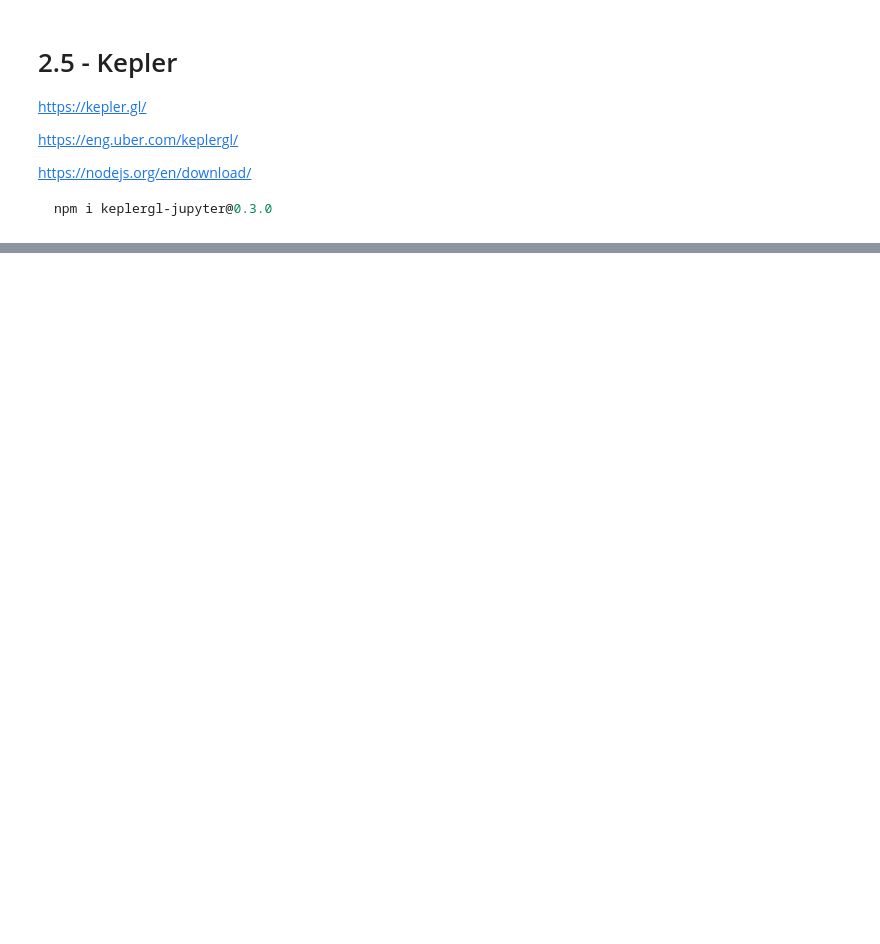
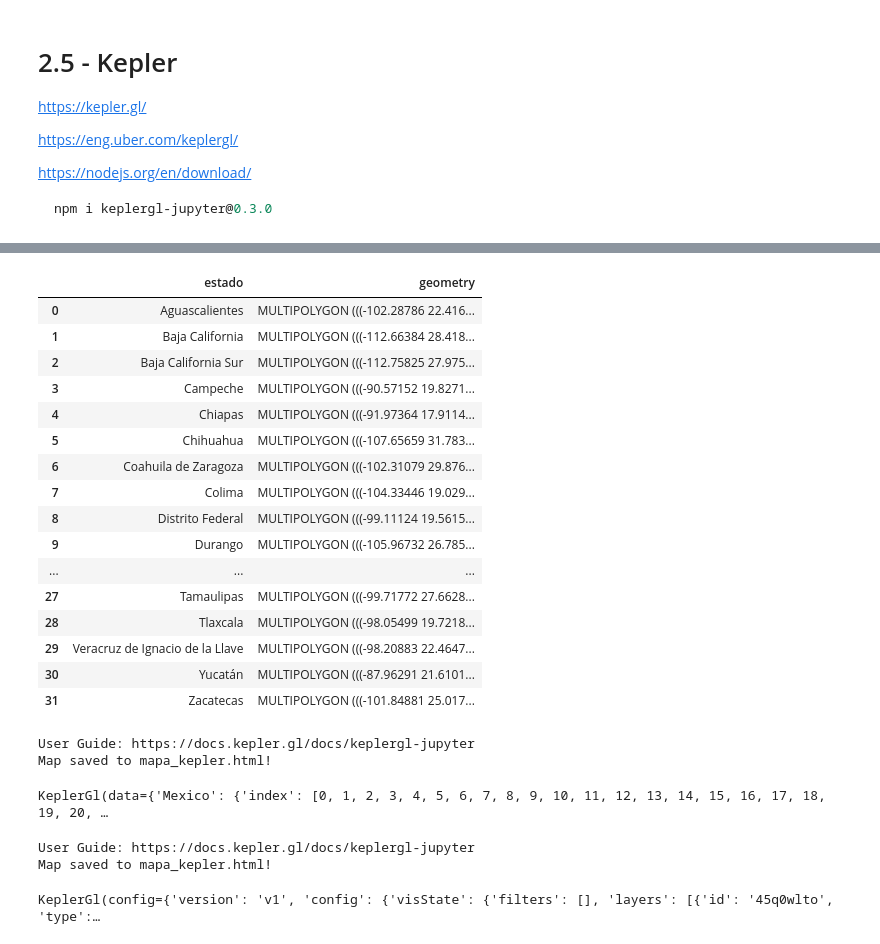
Before and after one commit to Ironhack-Data-Madrid-Abril-2023/apuntes_clase, a Jupyter notebook: semana_5/2.5 - Kepler.ipynb, the cells around one changed output, grey strips where cells are left out. Saved outputs shown, nothing was run; the diff lists cells and outputs as text; code cells hidden in the pictures; blank space fills up the shorter version.

```diff
--- a/semana_5/2.5 - Kepler.ipynb
+++ b/semana_5/2.5 - Kepler.ipynb
@@ -13,0 +23,4 @@ npm i keplergl-jupyter@0.3.0
+# %%
+mex=gpd.read_file('../data/mexico.geojson')   # cargar datos geoespaciales (multipolygon)
+
+mex.head()
@@ -13,0 +53,4 @@ npm i keplergl-jupyter@0.3.0
+# %%
+mex=mex.sort_values(by='name').reset_index()[['name', 'geometry']]  # ordenado por estado
+
+mex.head()
@@ -13,0 +64,34 @@ npm i keplergl-jupyter@0.3.0
+# %%
+mex=mex.rename(columns={'name':'estado'})
+# %%
+mex
+# %% [output]
+|  | estado | geometry |
+| 0 | Aguascalientes | MULTIPOLYGON (((-102.28786 22.416... |
+| 1 | Baja California | MULTIPOLYGON (((-112.66384 28.418... |
+| 2 | Baja California Sur | MULTIPOLYGON (((-112.75825 27.975... |
+| 3 | Campeche | MULTIPOLYGON (((-90.57152 19.8271... |
+| 4 | Chiapas | MULTIPOLYGON (((-91.97364 17.9114... |
+| 5 | Chihuahua | MULTIPOLYGON (((-107.65659 31.783... |
+| 6 | Coahuila de Zaragoza | MULTIPOLYGON (((-102.31079 29.876... |
+| 7 | Colima | MULTIPOLYGON (((-104.33446 19.029... |
+| 8 | Distrito Federal | MULTIPOLYGON (((-99.11124 19.5615... |
+| 9 | Durango | MULTIPOLYGON (((-105.96732 26.785... |
+| ... | ... | ... |
+| 27 | Tamaulipas | MULTIPOLYGON (((-99.71772 27.6628... |
+| 28 | Tlaxcala | MULTIPOLYGON (((-98.05499 19.7218... |
+| 29 | Veracruz de Ignacio de la Llave | MULTIPOLYGON (((-98.20883 22.4647... |
+| 30 | Yucatán | MULTIPOLYGON (((-87.96291 21.6101... |
+| 31 | Zacatecas | MULTIPOLYGON (((-101.84881 25.017... |
+# %%
+mapa_k = KeplerGl(height=600, width=800)   # inicia el mapa
+
+mapa_k.add_data(mex.copy(), 'Mexico')  # se añaden datos y se pone nombre
+
+mapa_k.save_to_html(file_name='mapa_kepler.html')  # guardar
+
+mapa_k   # se pinta
+# %% [output]
+User Guide: https://docs.kepler.gl/docs/keplergl-jupyter
+Map saved to mapa_kepler.html!
+KeplerGl(data={'Mexico': {'index': [0, 1, 2, 3, 4, 5, 6, 7, 8, 9, 10, 11, 12, 13, 14, 15, 16, 17, 18, 19, 20, …
@@ -13,0 +100,16 @@ npm i keplergl-jupyter@0.3.0
+# %%
+mapa_k2 = KeplerGl(height=600,
+                   width=800,
+                   config=config)   # inicia el mapa
+
+
+mapa_k2.add_data(mex.copy(), 'Mexico')    # se añaden datos y se pone nombre
+
+
+mapa_k2.save_to_html(file_name='mapa_kepler.html')  # guardar
+
+mapa_k2   # se pinta
+# %% [output]
+User Guide: https://docs.kepler.gl/docs/keplergl-jupyter
+Map saved to mapa_kepler.html!
+KeplerGl(config={'version': 'v1', 'config': {'visState': {'filters': [], 'layers': [{'id': '45q0wlto', 'type':…
```
Also changed, not shown: parts of 7 cells of this notebook, 10 other files.
